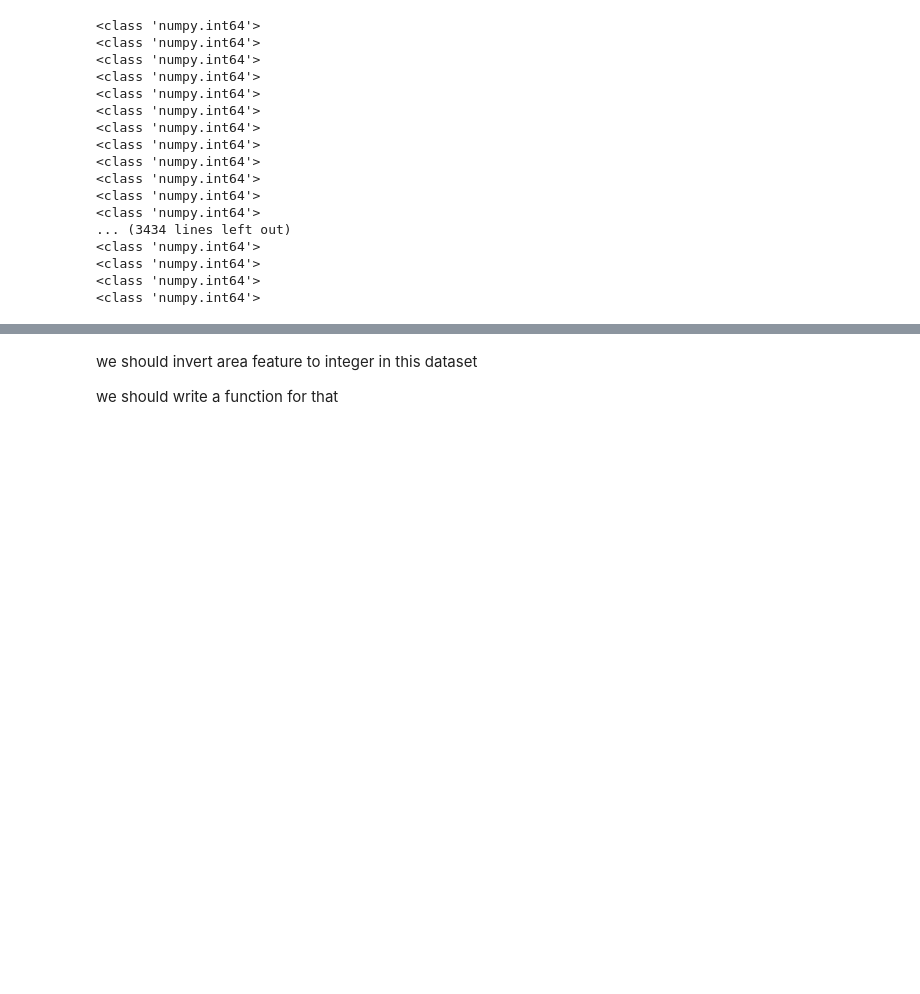
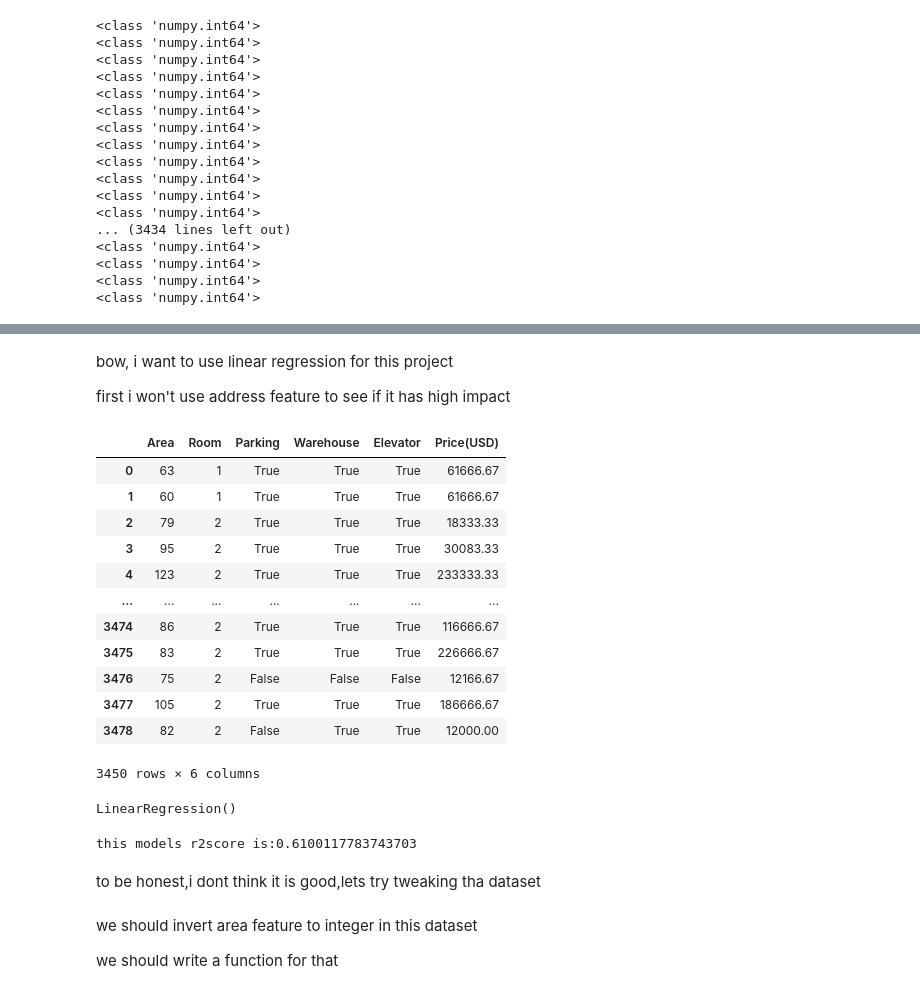
Before and after one commit to Alirs2002/Tehran_housing_price, a Jupyter notebook: linear_regression/lr.ipynb, the cells around one changed output, grey strips where cells are left out. Saved outputs shown, nothing was run; the diff lists cells and outputs as text; code cells hidden in the pictures; blank space fills up the shorter version.

```diff
--- a/linear_regression/lr.ipynb
+++ b/linear_regression/lr.ipynb
@@ -175,0 +194,22 @@ for i in data["Area"]:
+# %% [markdown]
+bow, i want to use linear regression for this project
+
+first i won't use address feature to see if it has high impact
+# %%
+phase0_data = data.drop(columns=["Address","Price"])
+# %%
+phase0_data
+# %% [output]
+|  | Area | Room | Parking | Warehouse | Elevator | Price(USD) |
+| 0 | 63 | 1 | True | True | True | 61666.67 |
+| 1 | 60 | 1 | True | True | True | 61666.67 |
+| 2 | 79 | 2 | True | True | True | 18333.33 |
+| 3 | 95 | 2 | True | True | True | 30083.33 |
+| 4 | 123 | 2 | True | True | True | 233333.33 |
+| ... | ... | ... | ... | ... | ... | ... |
+| 3474 | 86 | 2 | True | True | True | 116666.67 |
+| 3475 | 83 | 2 | True | True | True | 226666.67 |
+| 3476 | 75 | 2 | False | False | False | 12166.67 |
+| 3477 | 105 | 2 | True | True | True | 186666.67 |
+| 3478 | 82 | 2 | False | True | True | 12000.00 |
+3450 rows × 6 columns
@@ -176,3 +224,19 @@ for i in data["Area"]:
+# %%
+lr = LinearRegression()
+lr.fit(phase0_train_x,phase0_train_y)
+# %% [output]
+LinearRegression()
+# %%
+from sklearn.metrics import r2_score
+
+
+predicted = lr.predict(phase0_test_x)
+
+print("this models r2score is:{}".format(r2_score(phase0_test_y,predicted)))
+# %% [output]
+this models r2score is:0.6100117783743703
+# %% [markdown]
+to be honest,i dont think it is good,lets try tweaking tha dataset
 # %% [markdown]
 we should invert area feature to integer in this dataset
 
```
Also changed, not shown: parts of 6 cells of this notebook.
